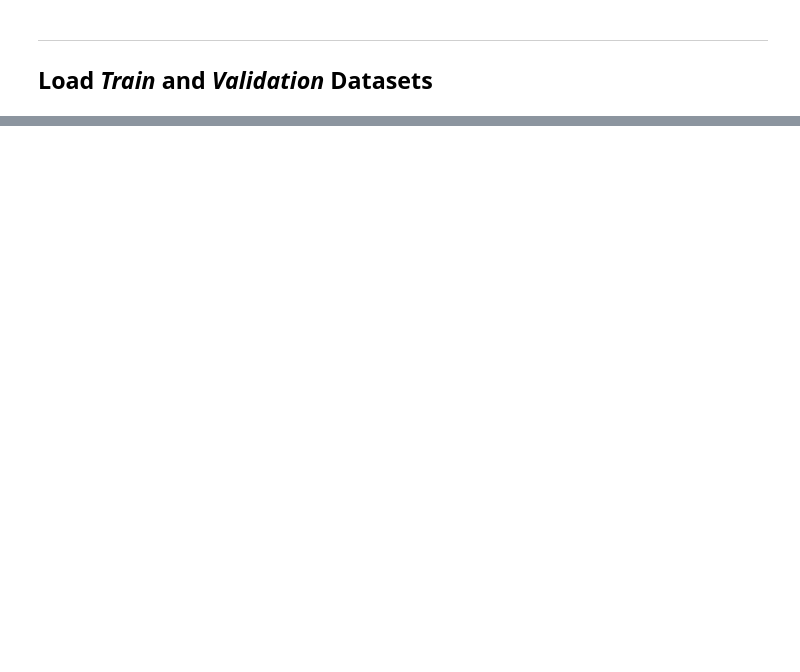
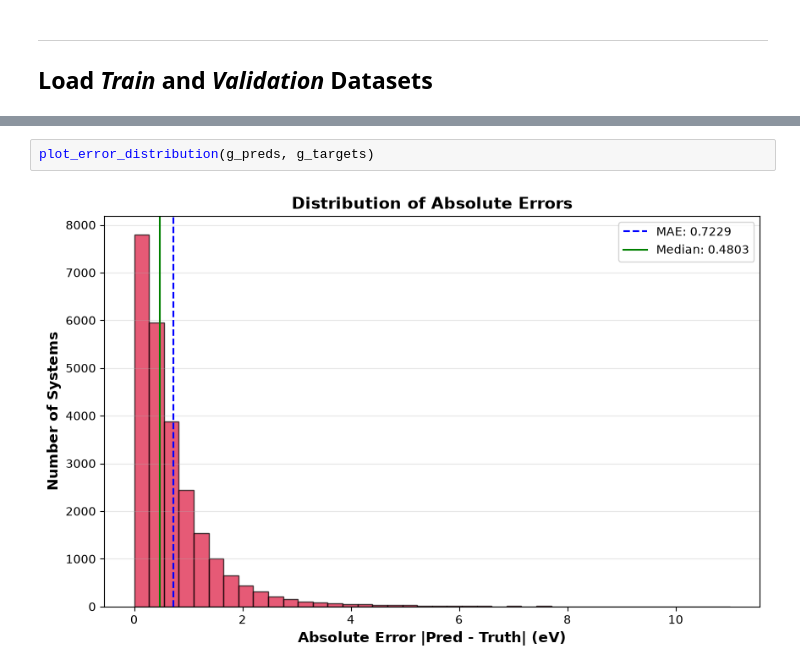
Before and after one commit to juanpaz90/h2-catalyst-ml, a Jupyter notebook: train_gem_net.ipynb, the cells around one changed output, grey strips where cells are left out. Saved outputs shown, nothing was run; the diff lists cells and outputs as text; blank space fills up the shorter version.

```diff
--- a/train_gem_net.ipynb
+++ b/train_gem_net.ipynb
@@ -105,0 +69,4 @@ plot_parity_results(g_preds_100k, g_targets_100k)
+# %%
+plot_error_distribution(g_preds, g_targets)
+# %% [output]
+[figure, added]
```
Also changed, not shown: parts of 24 cells of this notebook, 53 other files.
